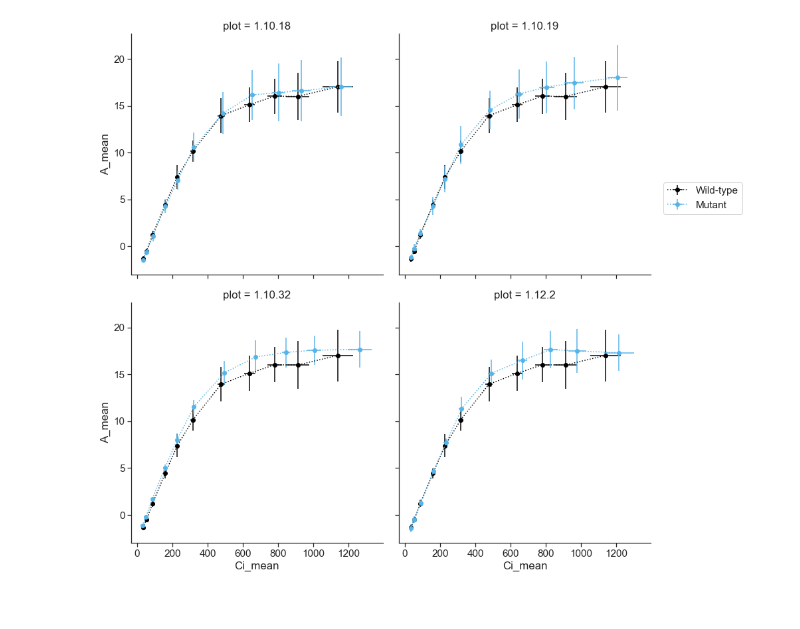
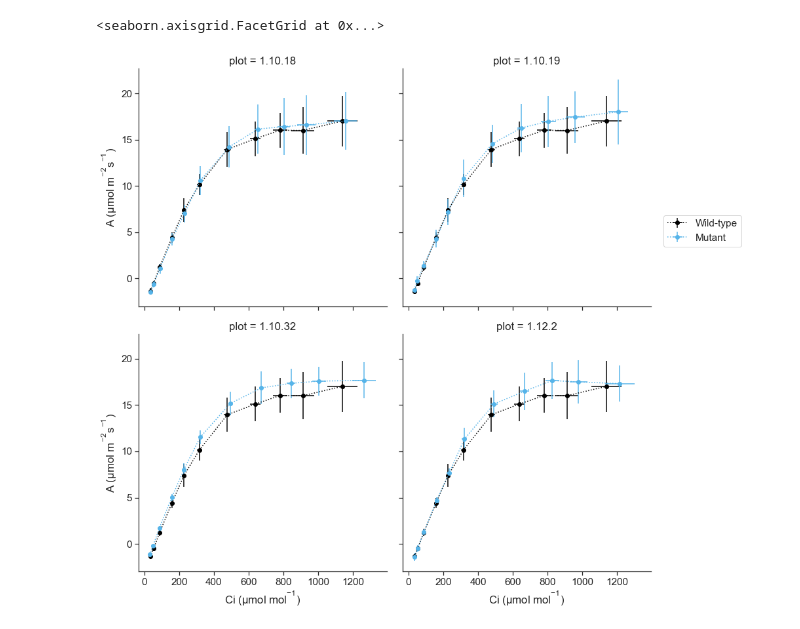
Before and after one commit to RonaCostello/Thesis, a Jupyter notebook: plots/chapter3_ACi_curves.ipynb, the cells around one changed output. Saved outputs shown, nothing was run; the diff lists cells and outputs as text; code cells hidden in the pictures.

Commit message:
Set axes labels

```diff
--- a/plots/chapter3_ACi_curves.ipynb
+++ b/plots/chapter3_ACi_curves.ipynb
@@ -3,6 +3,9 @@ import pandas as pd
 import numpy as np
 import matplotlib.pyplot as plt
 import seaborn as sns
+from matplotlib import rcParams
+rcParams['mathtext.default'] = 'regular'
+
 
 %matplotlib inline
 # %%
@@ -41,19 +44,23 @@ Ci_std
 # %%
 # sns.plotting_context()
 sns.set(font_scale = 1.4, font="Arial")
 sns.set_style(style='ticks')
 
 # Choose hue colour palette
 colours = ['#000000', '#56B4E9']
 
 grid = sns.FacetGrid(grouped_df, col="plot", col_order=['1.10.18', '1.10.19', '1.10.32', '1.12.2'], hue="type", hue_order=['wt', 'mutant'],
                      palette=colours, col_wrap=2, size=6, aspect=1)
 grid.map(plt.errorbar, "Ci_mean", "A_mean", "A_std", "Ci_std", fmt='o:')
 
 
 # Adjust position abd labels of legend
 legend_ax = grid.axes.flat[3]
 handles, labels = legend_ax.get_legend_handles_labels()
 leg = plt.legend(handles[0:2],['Wild-type', 'Mutant'], bbox_to_anchor=(1.05, 1.5), loc=2, borderaxespad=0.)
+
+# Set axis labels
+grid.set_axis_labels(x_var="Ci ($\mu$mol mol$^{-1}$)", y_var="A ($\mu$mol m$^{-2}$s$^{-1}$)")
 # %% [output]
+<seaborn.axisgrid.FacetGrid at 0x...>
-[figure, old version]
+[figure, new version]
```
